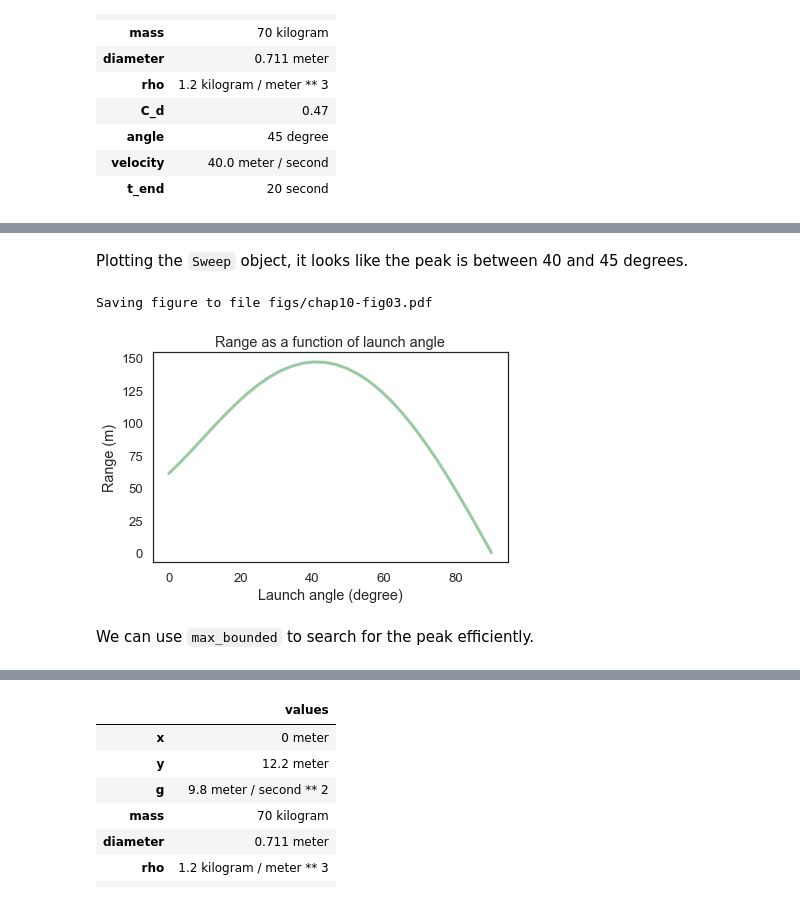
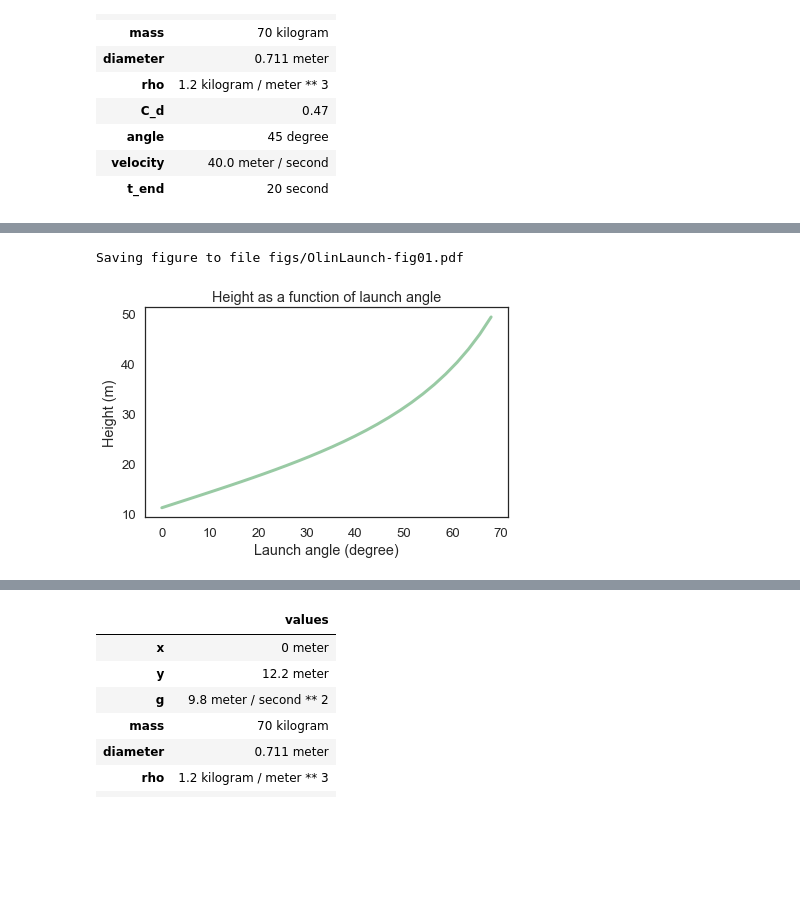
Before and after one commit to MellieZito/Project-3, a Jupyter notebook: code/OlinLaunch.ipynb, the cells around one changed output, grey strips where cells are left out. Saved outputs shown, nothing was run; the diff lists cells and outputs as text; code cells hidden in the pictures; blank space fills up the shorter version.

Commit message:
Error with height func, was working correctly up to min angle before

```diff
--- a/code/OlinLaunch.ipynb
+++ b/code/OlinLaunch.ipynb
@@ -105,7 +105,7 @@ def slope_func(state, t, system):
     return vx, vy, a.x, a.y
 # %%
 def event_func(state, t, system):
-    """Stop when the y coordinate is 15.74.
+    """Stop when the y coordinate is 0.
 
     state: State object
     t: time
@@ -147,8 +154,8 @@ And sweep through a range of angles.
 # %%
-angles = linspace(0, 90, 30)
+angles = linspace(0, 68, 30)
 sweep = SweepSeries()
 
 for angle in angles:
-    x_dist = range_func(angle, params)
-    print(angle, x_dist)
-    sweep[angle] = x_dist
+    y_dist = height_func(angle, params)
+    #print(angle, y_dist)
+    sweep[angle] = y_dist
@@ -173,16 +162,12 @@ for angle in angles:
-# %% [markdown]
-Plotting the `Sweep` object, it looks like the peak is between 40 and 45 degrees.
 # %%
-plot(sweep, color='C2')
+plot(sweep, color = 'C2')
 decorate(xlabel='Launch angle (degree)',
-         ylabel='Range (m)',
-         title='Range as a function of launch angle',
+         ylabel='Height (m)',
+         title='Height as a function of launch angle',
          legend=False)
 
-savefig('figs/chap10-fig03.pdf')
+savefig('figs/OlinLaunch-fig01.pdf')
 # %% [output]
-Saving figure to file figs/chap10-fig03.pdf
+Saving figure to file figs/OlinLaunch-fig01.pdf
-[figure, old version]
+[figure, new version]
-# %% [markdown]
-We can use `max_bounded` to search for the peak efficiently.
 # %%
```
Also changed, not shown: parts of 33 cells of this notebook, 1 other file.
